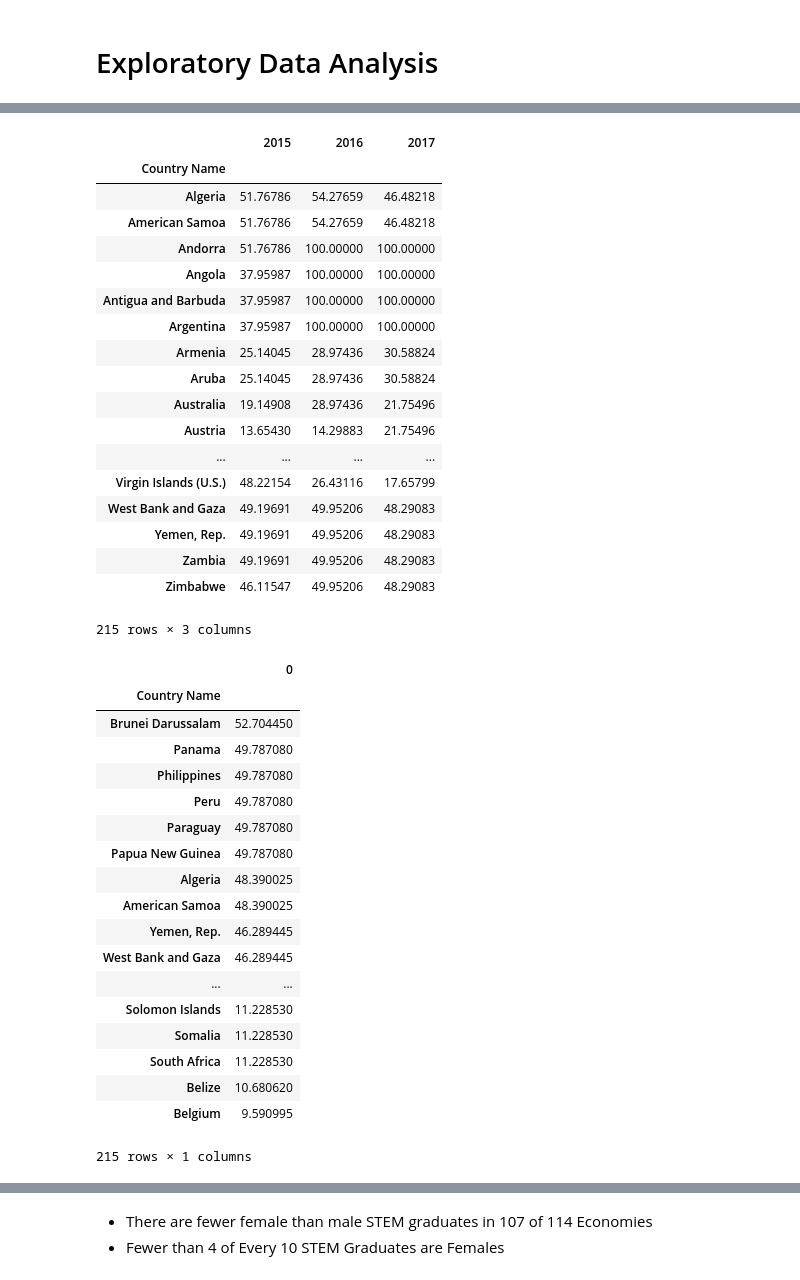
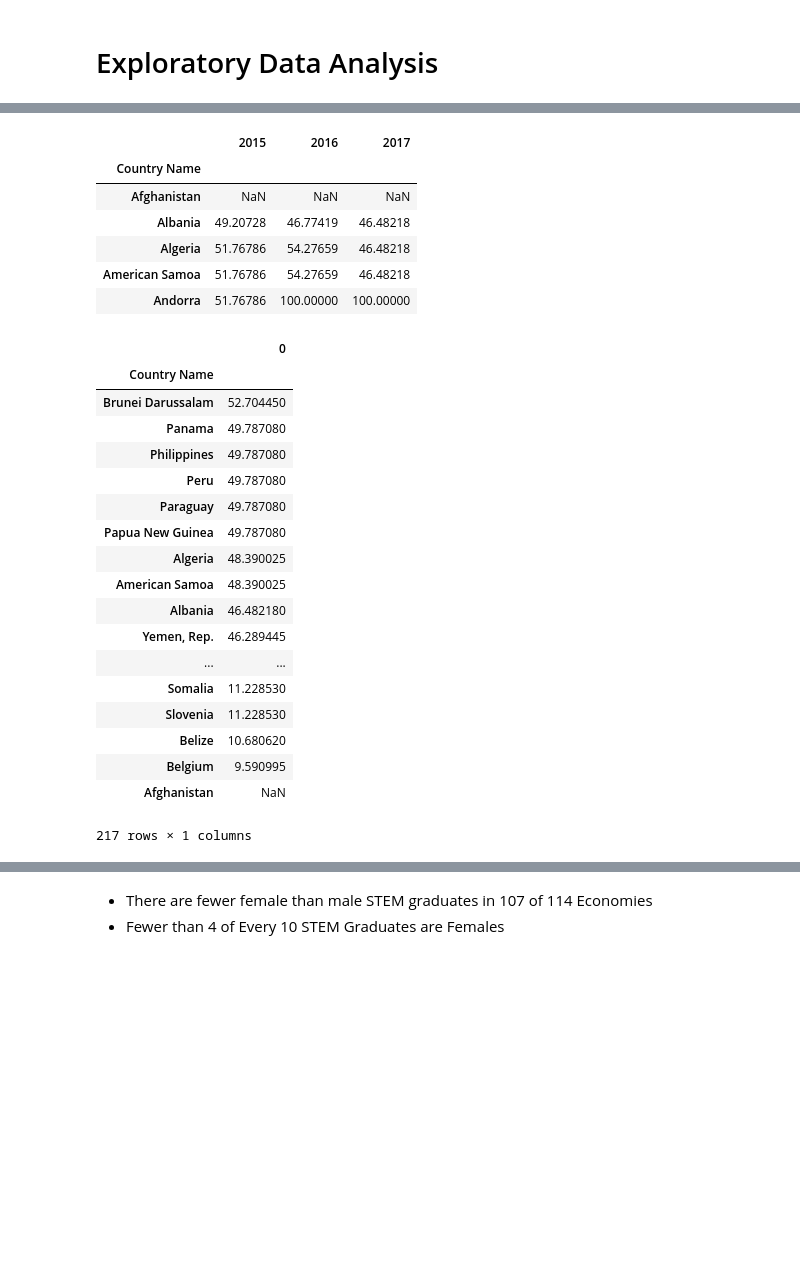
Before and after one commit to HamoyeHQ/GFP-21-Pytorch, a Jupyter notebook: exploratory_data_analysis.ipynb, the cells around one changed output, grey strips where cells are left out. Cells and saved outputs as stored; diff of their text form; code cells hidden in the pictures; blank space fills up the shorter version.

```diff
--- a/exploratory_data_analysis.ipynb
+++ b/exploratory_data_analysis.ipynb
@@ -9,5 +9,5 @@ import pandas as pd
 import seaborn as sns
 import matplotlib.pyplot as plt
 # %%
-df = pd.read_csv('data/stem_female.csv')
+stem = pd.read_csv('data/stem_female.csv')
 # %%
@@ -42,4 +46,4 @@ Indicator Code     0
 dtype: int64
 # %%
-df.index = df['Country Name']
+stem.index = stem['Country Name']
 # %%
@@ -56,30 +60,18 @@ df.head()
 # %%
-df = df.drop(['Unnamed: 0', 'Country Name', 'Country Code', 'Indicator Name',
+stem = stem.drop(['Country Name', 'Country Code', 'Indicator Name',
        'Indicator Code'], axis = 1)
 # %%
-df[['2015', '2016', '2017']]
+stem[['2015', '2016', '2017']].head()
 # %% [output]
 |  | 2015 | 2016 | 2017 |
 | Country Name |  |  |  |
+| Afghanistan | NaN | NaN | NaN |
+| Albania | 49.20728 | 46.77419 | 46.48218 |
 | Algeria | 51.76786 | 54.27659 | 46.48218 |
 | American Samoa | 51.76786 | 54.27659 | 46.48218 |
 | Andorra | 51.76786 | 100.00000 | 100.00000 |
-| Angola | 37.95987 | 100.00000 | 100.00000 |
-| Antigua and Barbuda | 37.95987 | 100.00000 | 100.00000 |
-| Argentina | 37.95987 | 100.00000 | 100.00000 |
-| Armenia | 25.14045 | 28.97436 | 30.58824 |
-| Aruba | 25.14045 | 28.97436 | 30.58824 |
-| Australia | 19.14908 | 28.97436 | 21.75496 |
-| Austria | 13.65430 | 14.29883 | 21.75496 |
-| ... | ... | ... | ... |
-| Virgin Islands (U.S.) | 48.22154 | 26.43116 | 17.65799 |
-| West Bank and Gaza | 49.19691 | 49.95206 | 48.29083 |
-| Yemen, Rep. | 49.19691 | 49.95206 | 48.29083 |
-| Zambia | 49.19691 | 49.95206 | 48.29083 |
-| Zimbabwe | 46.11547 | 49.95206 | 48.29083 |
-215 rows × 3 columns
 # %%
-pd.DataFrame(df.median(axis = 1).sort_values(ascending = False))
+pd.DataFrame(stem.median(axis = 1).sort_values(ascending = False))
 # %% [output]
 |  | 0 |
 | Country Name |  |
@@ -91,13 +83,13 @@ pd.DataFrame(df.median(axis = 1).sort_values(ascending = False))
 | Papua New Guinea | 49.787080 |
 | Algeria | 48.390025 |
 | American Samoa | 48.390025 |
+| Albania | 46.482180 |
 | Yemen, Rep. | 46.289445 |
-| West Bank and Gaza | 46.289445 |
 | ... | ... |
-| Solomon Islands | 11.228530 |
 | Somalia | 11.228530 |
-| South Africa | 11.228530 |
+| Slovenia | 11.228530 |
 | Belize | 10.680620 |
 | Belgium | 9.590995 |
+| Afghanistan | NaN |
-215 rows × 1 columns
+217 rows × 1 columns
 # %%
```
Also changed, not shown: parts of 30 cells of this notebook, 6 other files.
